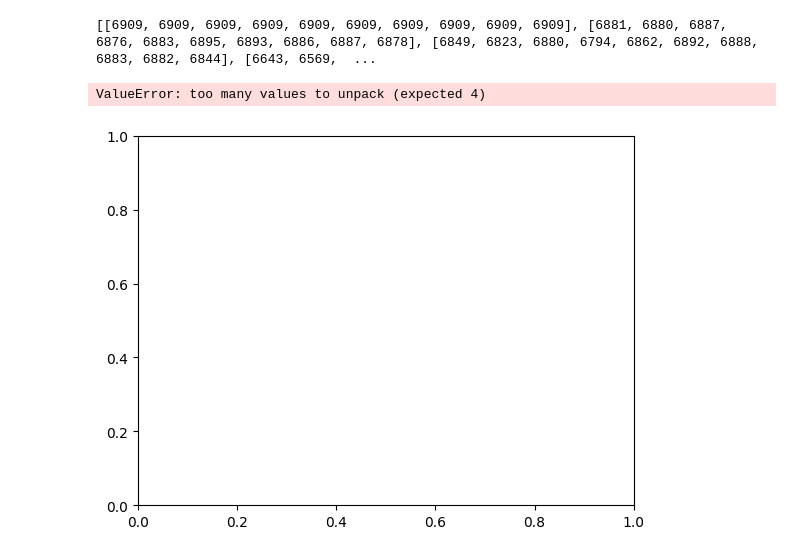
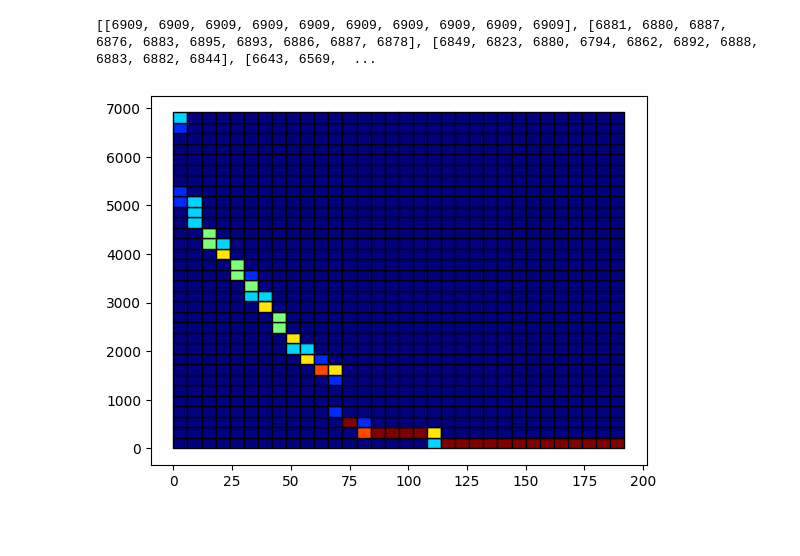
Before and after one commit to r-okotie179/diseaseModelling, a Jupyter notebook: culling_and_policy.ipynb, the cells around one changed output. Drawn from its saved outputs; the diff is of its cells as text; code cells hidden in the pictures; blank space fills up the shorter version.

```diff
--- a/culling_and_policy.ipynb
+++ b/culling_and_policy.ipynb
@@ -621,14 +621,22 @@ print(S)
 # %% [output]
 [[6909, 6909, 6909, 6909, 6909, 6909, 6909, 6909, 6909, 6909], [6881, 6880, 6887, 6876, 6883, 6895, 6893, 6886, 6887, 6878], [6849, 6823, 6880, 6794, 6862, 6892, 6888, 6883, 6882, 6844], [6643, 6569,  ...
 # %%
+# I initially wrote this logic myself but then got tired from debugging small changes
+from matplotlib.colors import Normalize
+
 fig, ax = plt.subplots()
 x_data, y_data = [u for u in range(len(S))], [s[0] for s in S]
-rect_params = heatmap_data(x_data, y_data, 1000)
-rects = [Rectangle((x0, y0), w, h) for x0, y0, w, h in rect_params]
-coll = PatchCollection(rects, facecolor='none', edgecolor='black')
+colour_list, n, w, h = heatmap_data(x_data, y_data, 1000)
+
+norm = Normalize(vmin=min(colour_list), vmax=max(colour_list))
+colours = [plt.cm.jet(norm(v)) for v in colour_list]
+
+coords = [(w * l_i, h * w_i) for l_i in range(n) for w_i in range(n)]
+
+rects = [Rectangle((x0, y0), w, h, facecolor=c) for (x0, y0), c in zip(coords, colours)]
+coll = PatchCollection(rects, match_original=True, edgecolor='black')
 ax.add_collection(coll)
 ax.autoscale()
 plt.show()
 # %% [output]
-ValueError: too many values to unpack (expected 4)
-[figure, old version]
+[figure, new version]
```
